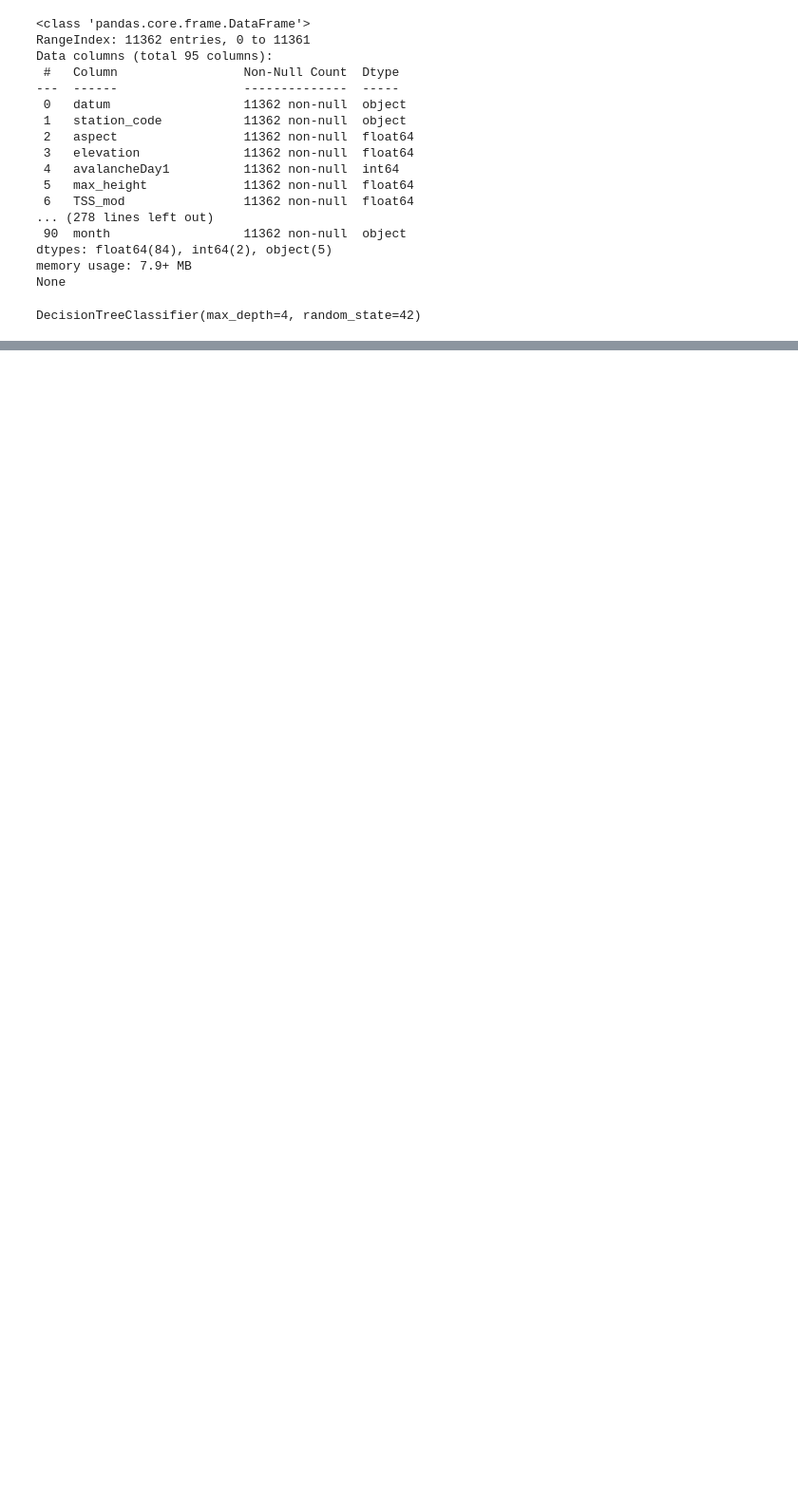
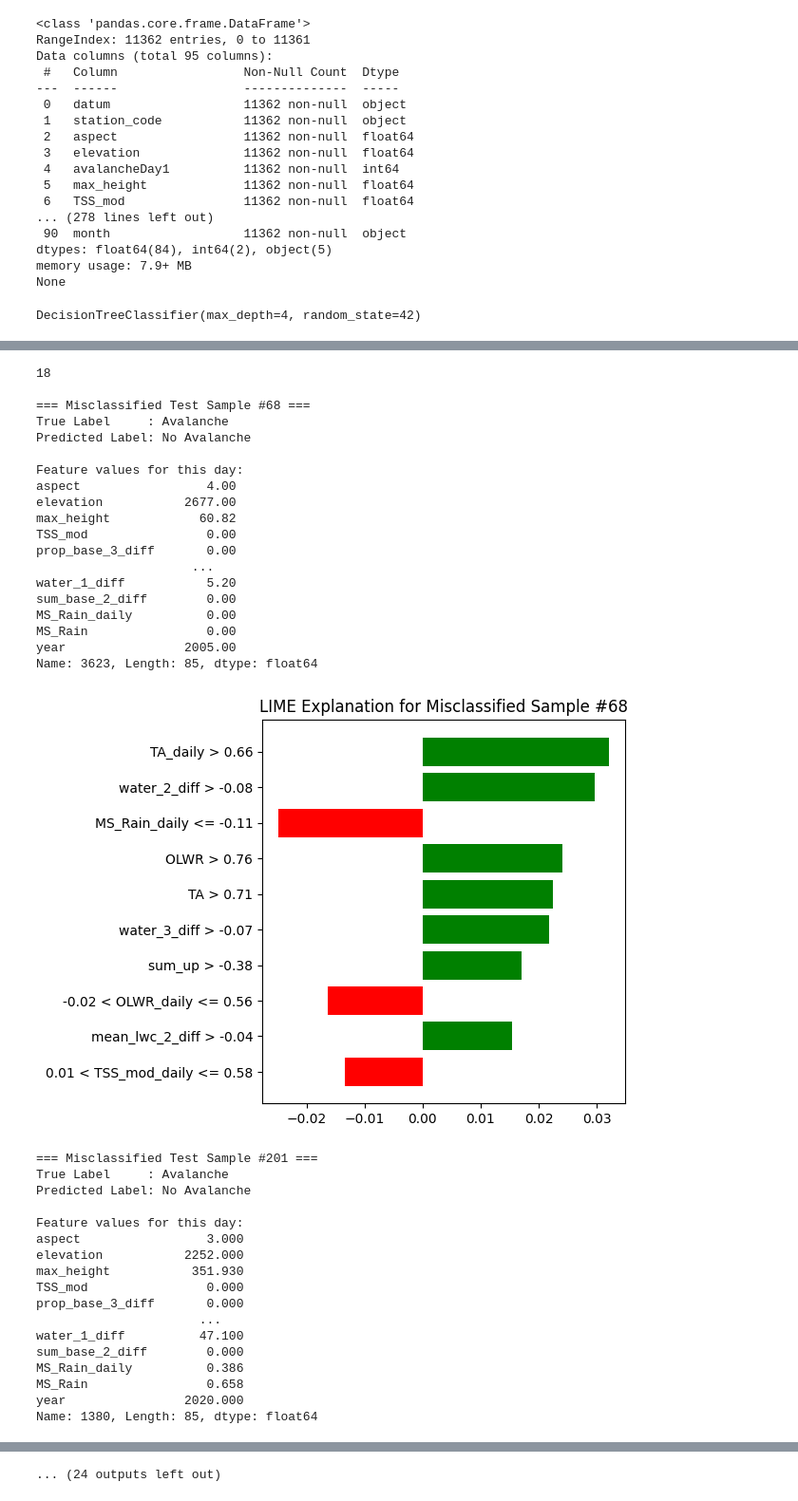
Before and after one commit to IlyaYakushevskiy/avalanche_sat, a Jupyter notebook: Exploratory Data Analysis/RandomForest_DecisionTree.ipynb, the cells around one changed output, grey strips where cells are left out. Shown at 95% size. Drawn from its saved outputs; the diff is of its cells as text; code cells hidden in the pictures; blank space fills up the shorter version.

```diff
--- a/Exploratory Data Analysis/RandomForest_DecisionTree.ipynb
+++ b/Exploratory Data Analysis/RandomForest_DecisionTree.ipynb
@@ -408,0 +411,69 @@ Your model gives probabilities, but no confidence intervals.
+# %%
+#Find the missclassified ones and check with LIME what their features are
+import matplotlib.pyplot as plt
+
+#Find missclassifications
+y_test_array = y_test.to_numpy()
+misclassified_indices = np.where(y_pred_rf != y_test_array)[0]
+print(len(misclassified_indices)) #found all 18
+
+# Loop over each misclassified sample and run LIME
+for i in misclassified_indices:
+    print(f"\n=== Misclassified Test Sample #{i} ===")
+
+    # Ground truth and prediction
+    true_label = y_test.iloc[i]
+    predicted_label = y_pred_rf[i]
+    print(f"True Label     : {'Avalanche' if true_label == 1 else 'No Avalanche'}")
+    print(f"Predicted Label: {'Avalanche' if predicted_label == 1 else 'No Avalanche'}")
+
+    # Feature values for this day
+    print("\nFeature values for this day:")
+    print(X_test.iloc[i])
+
+    # LIME explanation
+    exp = explainer.explain_instance(X_test_scaled[i], clf_rf.predict_proba, num_features=10)
+
+    # Show barplot explanation
+    fig = exp.as_pyplot_figure()
+    plt.title(f"LIME Explanation for Misclassified Sample #{i}")
+    plt.tight_layout()
+    plt.show()
+# %% [output]
+18
+
+=== Misclassified Test Sample #68 ===
+True Label     : Avalanche
+Predicted Label: No Avalanche
+
+Feature values for this day:
+aspect                 4.00
+elevation           2677.00
+max_height            60.82
+TSS_mod                0.00
+prop_base_3_diff       0.00
+                     ...
+water_1_diff           5.20
+sum_base_2_diff        0.00
+MS_Rain_daily          0.00
+MS_Rain                0.00
+year                2005.00
+Name: 3623, Length: 85, dtype: float64
+[figure, added]
+=== Misclassified Test Sample #201 ===
+True Label     : Avalanche
+Predicted Label: No Avalanche
+
+Feature values for this day:
+aspect                 3.000
+elevation           2252.000
+max_height           351.930
+TSS_mod                0.000
+prop_base_3_diff       0.000
+                      ...
+water_1_diff          47.100
+sum_base_2_diff        0.000
+MS_Rain_daily          0.386
+MS_Rain                0.658
+year                2020.000
+Name: 1380, Length: 85, dtype: float64
@@ -408,0 +553 @@ Your model gives probabilities, but no confidence intervals.
+... (24 outputs left out)
```
Also changed, not shown: parts of 21 cells of this notebook.
